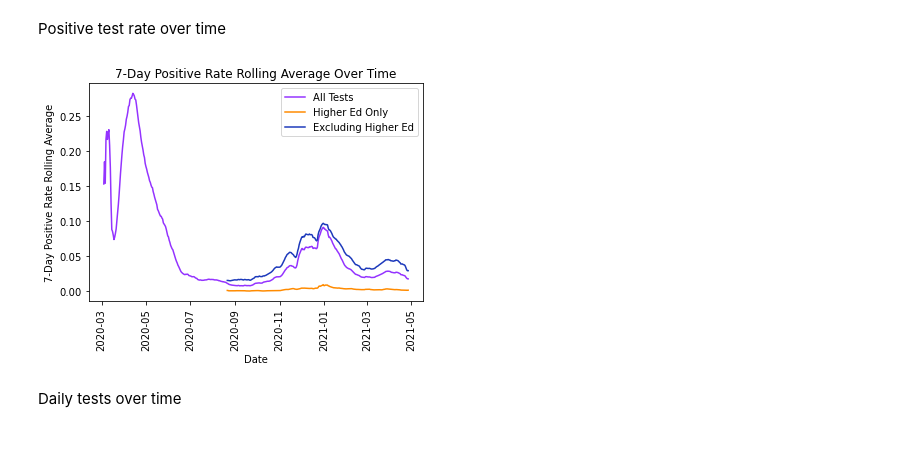
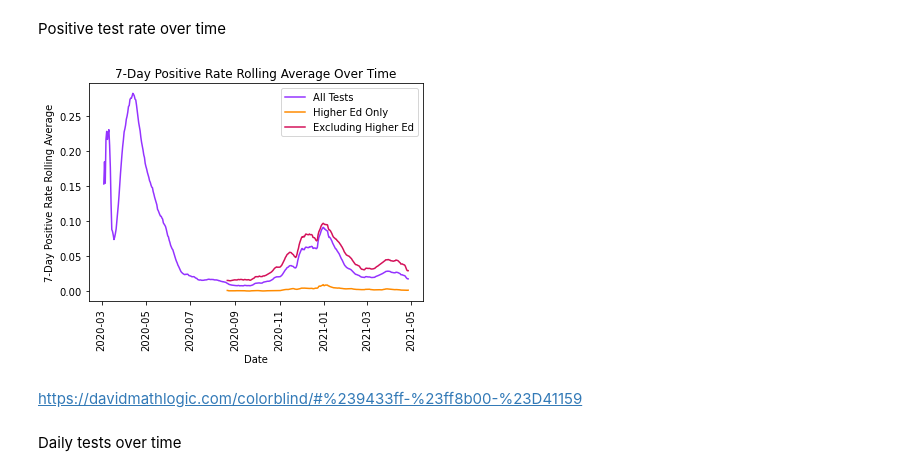
Before and after one commit to samar14641/covid-visualisations, a Jupyter notebook: massachusettsPlots.ipynb, the cells around one changed output. Cells and saved outputs as stored; diff of their text form; code cells hidden in the pictures; blank space fills up the shorter version.

```diff
--- a/massachusettsPlots.ipynb
+++ b/massachusettsPlots.ipynb
@@ -182,17 +186,19 @@ Positive test rate over time
 # %%
 # plt.plot(tests['Date'], tests['All Positive Molecular Tests'] / tests['All Molecular Tests'], alpha = 0.5, color = '#00788c')
 plt.plot(tests['Date'], (tests['All Positive Molecular Tests'] / tests['All Molecular Tests']).rolling(7).mean(), color = '#9433ff', label ='All Tests')
 plt.plot(higher_ed_tests['Date'], (higher_ed_tests['All Positive Molecular Tests_Higher Ed ONLY'] / higher_ed_tests['All Molecular Tests_Higher Ed ONLY']).rolling(7).mean(), color = '#ff8b00', label = 'Higher Ed Only')
-plt.plot(higher_ed_tests['Date'], (ex_higher_ed_tests['All Positive Molecular Tests_MA without Higher ED'] / ex_higher_ed_tests['All Molecular Tests_MA without Higher ED']).rolling(7).mean(), color = '#1c39bb', label = 'Excluding Higher Ed')
+plt.plot(higher_ed_tests['Date'], (ex_higher_ed_tests['All Positive Molecular Tests_MA without Higher ED'] / ex_higher_ed_tests['All Molecular Tests_MA without Higher ED']).rolling(7).mean(), color = '#d41159', label = 'Excluding Higher Ed')
 plt.title('7-Day Positive Rate Rolling Average Over Time')
 plt.xlabel('Date')
 plt.ylabel('7-Day Positive Rate Rolling Average')
 plt.xticks(rotation = 90)
 plt.legend()
 plt.show()
 plt.close()
 # %% [output]
-[figure, old version]
+[figure, new version]
+# %% [markdown]
+https://davidmathlogic.com/colorblind/#%239433ff-%23ff8b00-%23D41159
 # %% [markdown]
 Daily tests over time
 # %%
```
Also changed, not shown: parts of 13 cells of this notebook.
